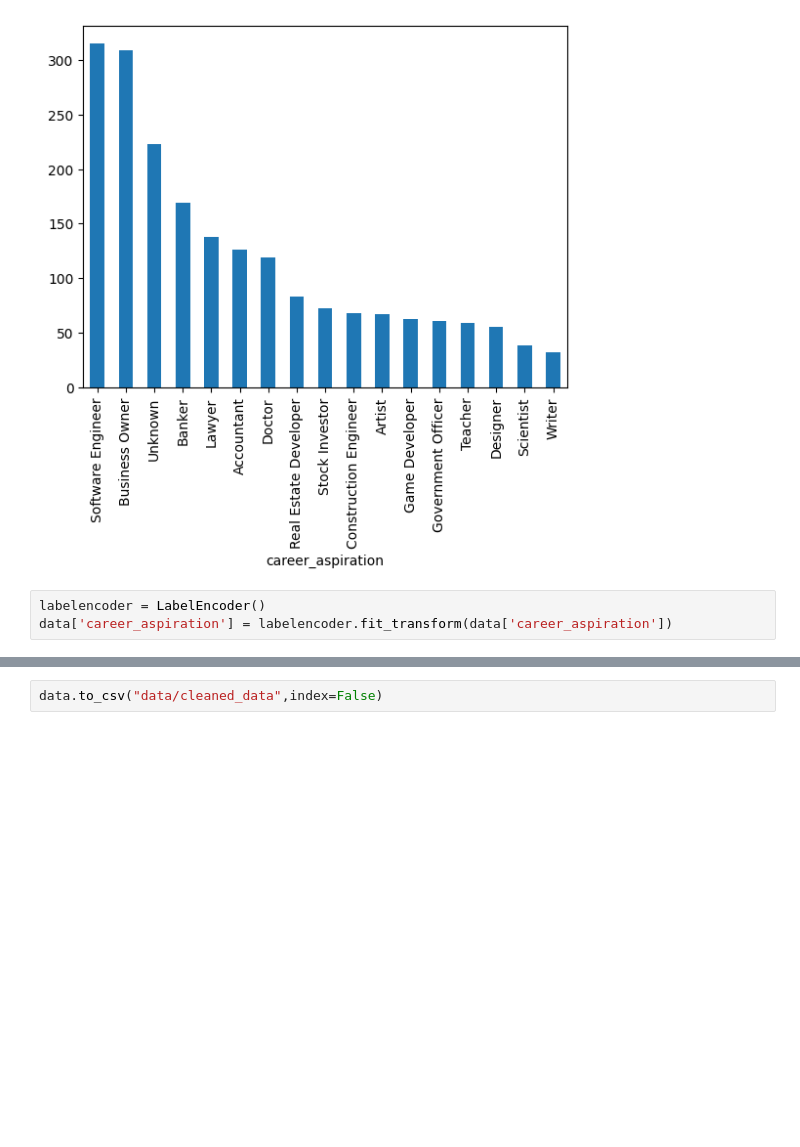
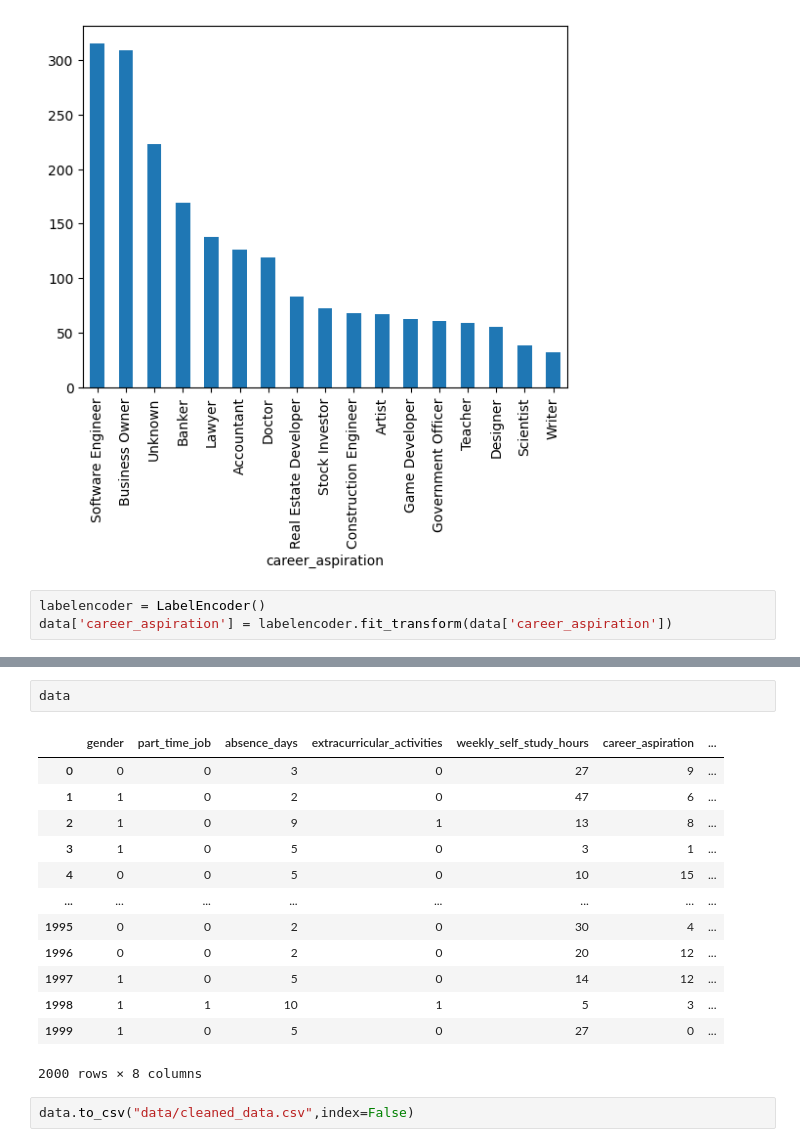
Before and after one commit to thanushkj18/Decisiontrees, a Jupyter notebook: visualise.ipynb, the cells around one changed output, grey strips where cells are left out. Saved outputs shown, nothing was run; the diff lists cells and outputs as text; blank space fills up the shorter version.

```diff
--- a/visualise.ipynb
+++ b/visualise.ipynb
@@ -81,2 +99,18 @@ data['career_aspiration'] = labelencoder.fit_transform(data['career_aspiration']
+# %%
+data
+# %% [output]
+|  | gender | part_time_job | absence_days | extracurricular_activities | weekly_self_study_hours | career_aspiration | ... |
+| 0 | 0 | 0 | 3 | 0 | 27 | 9 | ... |
+| 1 | 1 | 0 | 2 | 0 | 47 | 6 | ... |
+| 2 | 1 | 0 | 9 | 1 | 13 | 8 | ... |
+| 3 | 1 | 0 | 5 | 0 | 3 | 1 | ... |
+| 4 | 0 | 0 | 5 | 0 | 10 | 15 | ... |
+| ... | ... | ... | ... | ... | ... | ... | ... |
+| 1995 | 0 | 0 | 2 | 0 | 30 | 4 | ... |
+| 1996 | 0 | 0 | 2 | 0 | 20 | 12 | ... |
+| 1997 | 1 | 0 | 5 | 0 | 14 | 12 | ... |
+| 1998 | 1 | 1 | 10 | 1 | 5 | 3 | ... |
+| 1999 | 1 | 0 | 5 | 0 | 27 | 0 | ... |
+2000 rows × 8 columns
 # %%
-data.to_csv("data/cleaned_data",index=False)
+data.to_csv("data/cleaned_data.csv",index=False)
```
Also changed, not shown: parts of 2 cells of this notebook, 3 other files.
